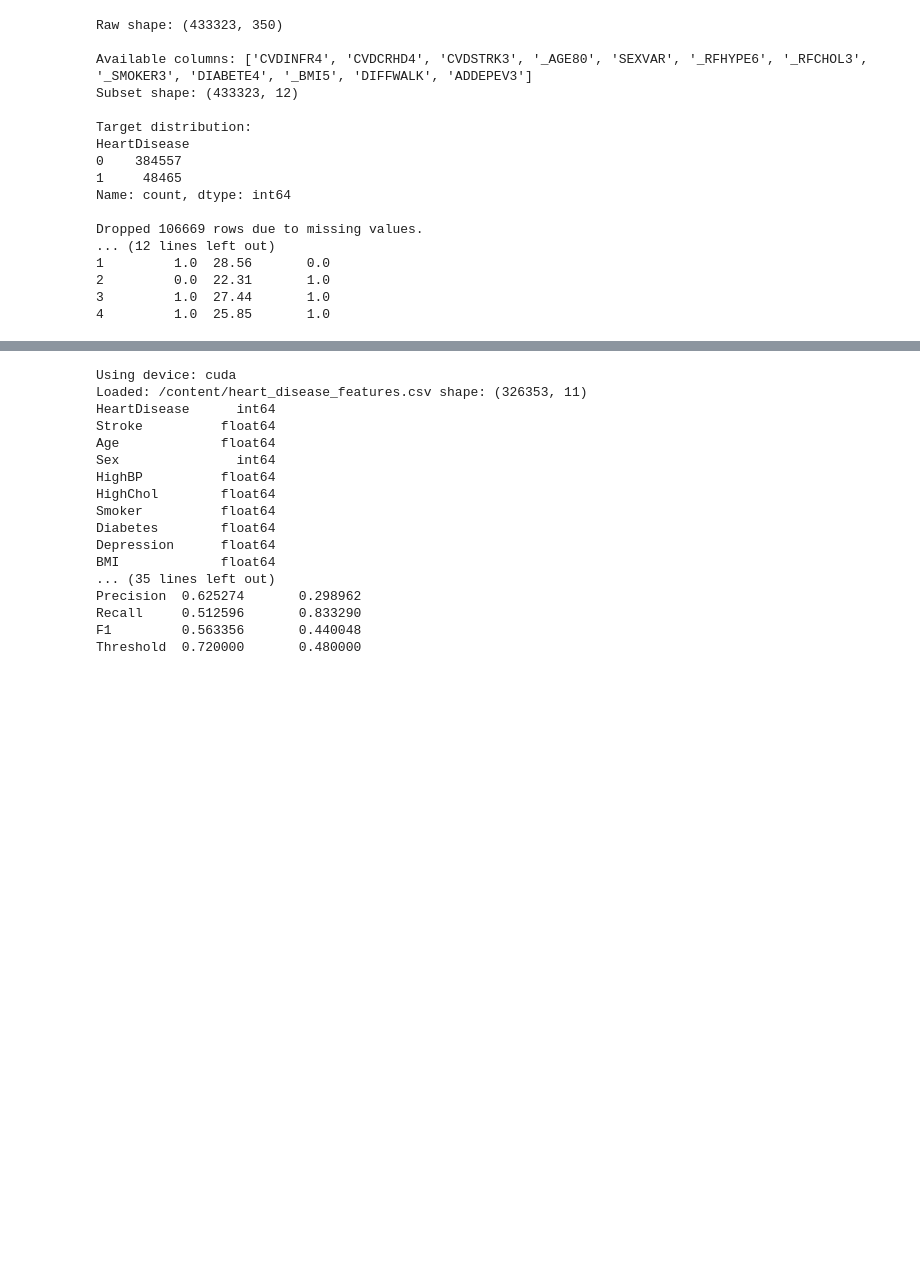
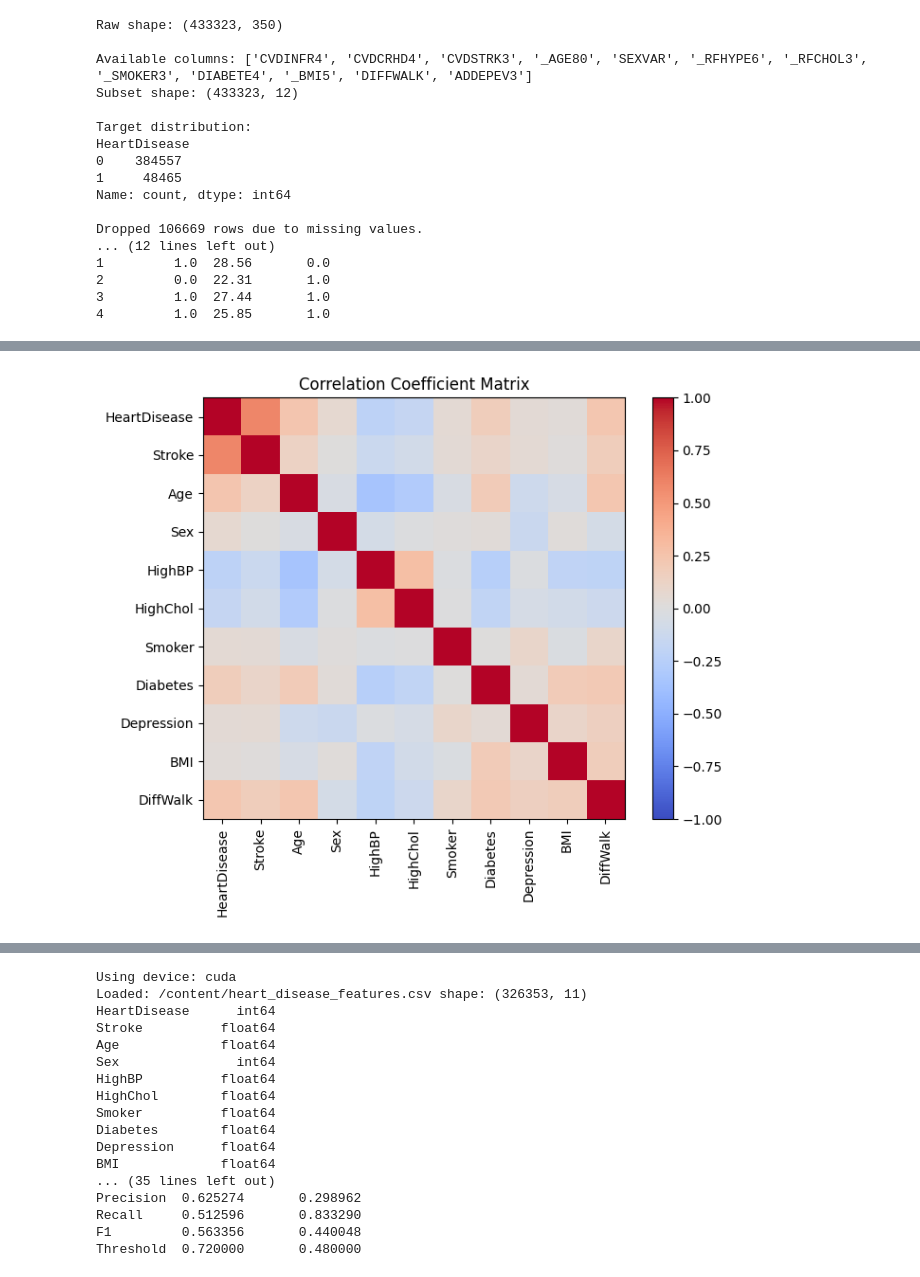
Before and after one commit to 24215011123/DL_Lab-session_may-june2025, a Jupyter notebook: Final_heart_disease_prediction21.ipynb, the cells around one changed output, grey strips where cells are left out. Saved outputs shown, nothing was run; the diff lists cells and outputs as text; code cells hidden in the pictures; blank space fills up the shorter version.

```diff
--- a/Final_heart_disease_prediction21.ipynb
+++ b/Final_heart_disease_prediction21.ipynb
@@ -229,0 +286,27 @@ Dropped 106669 rows due to missing values.
+# %%
+import pandas as pd
+df = pd.read_csv("/content/heart_disease_features.csv")
+import numpy as np
+import matplotlib.pyplot as plt
+
+# Select numeric columns only (safe for correlation)
+num_df = df.select_dtypes(include=[np.number])
+
+# Compute Pearson correlation
+corr_matrix = num_df.corr(method="pearson")
+
+# Plot correlation matrix
+plt.figure(figsize=(8, 6))
+plt.imshow(corr_matrix, cmap="coolwarm", vmin=-1, vmax=1)
+plt.colorbar(fraction=0.046, pad=0.04)
+
+plt.xticks(range(len(corr_matrix.columns)),
+           corr_matrix.columns, rotation=90)
+plt.yticks(range(len(corr_matrix.columns)),
+           corr_matrix.columns)
+
+plt.title("Correlation Coefficient Matrix")
+plt.tight_layout()
+plt.show()
+# %% [output]
+[figure, added]
```
Also changed, not shown: parts of 32 cells of this notebook.
